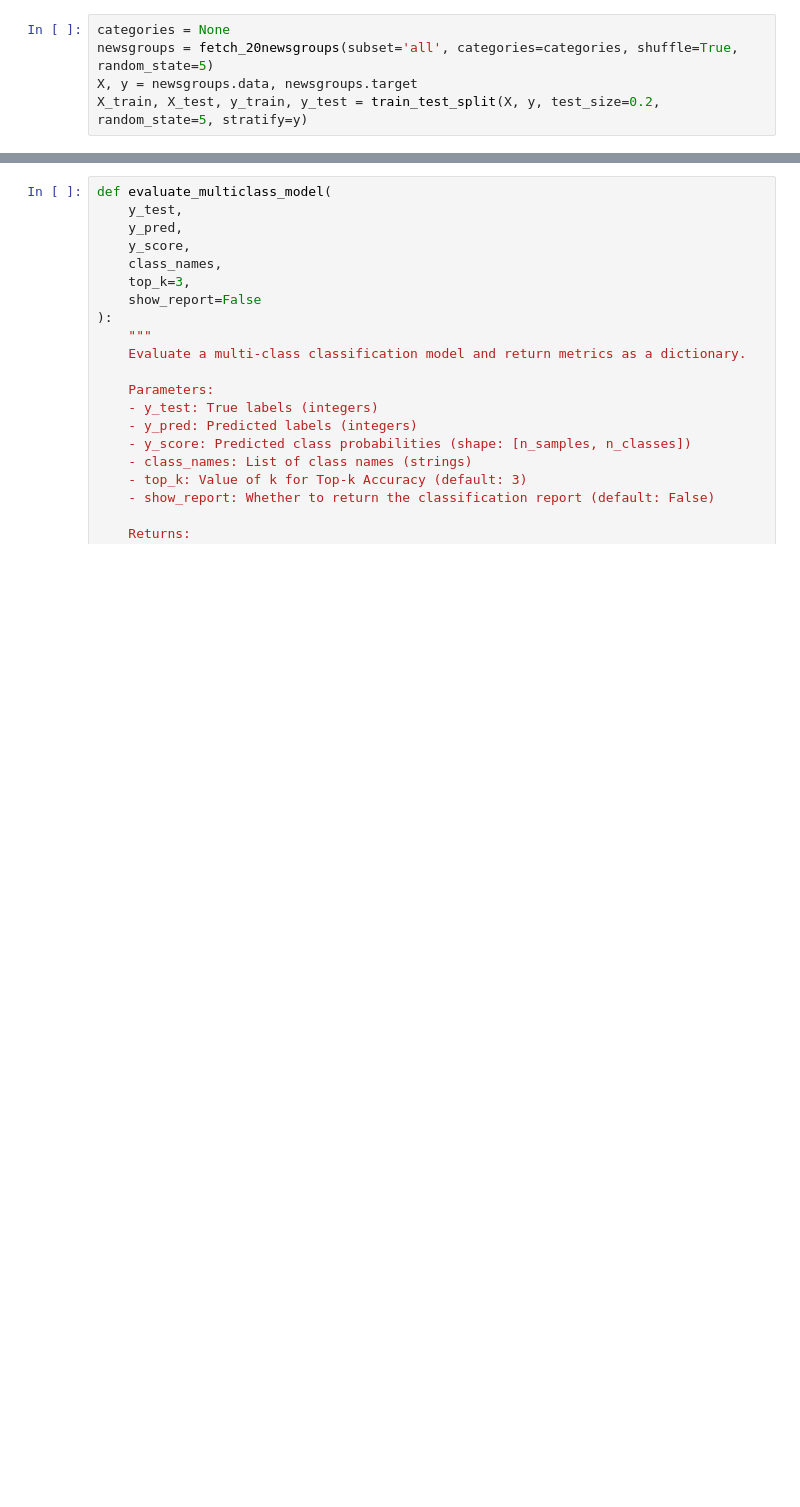
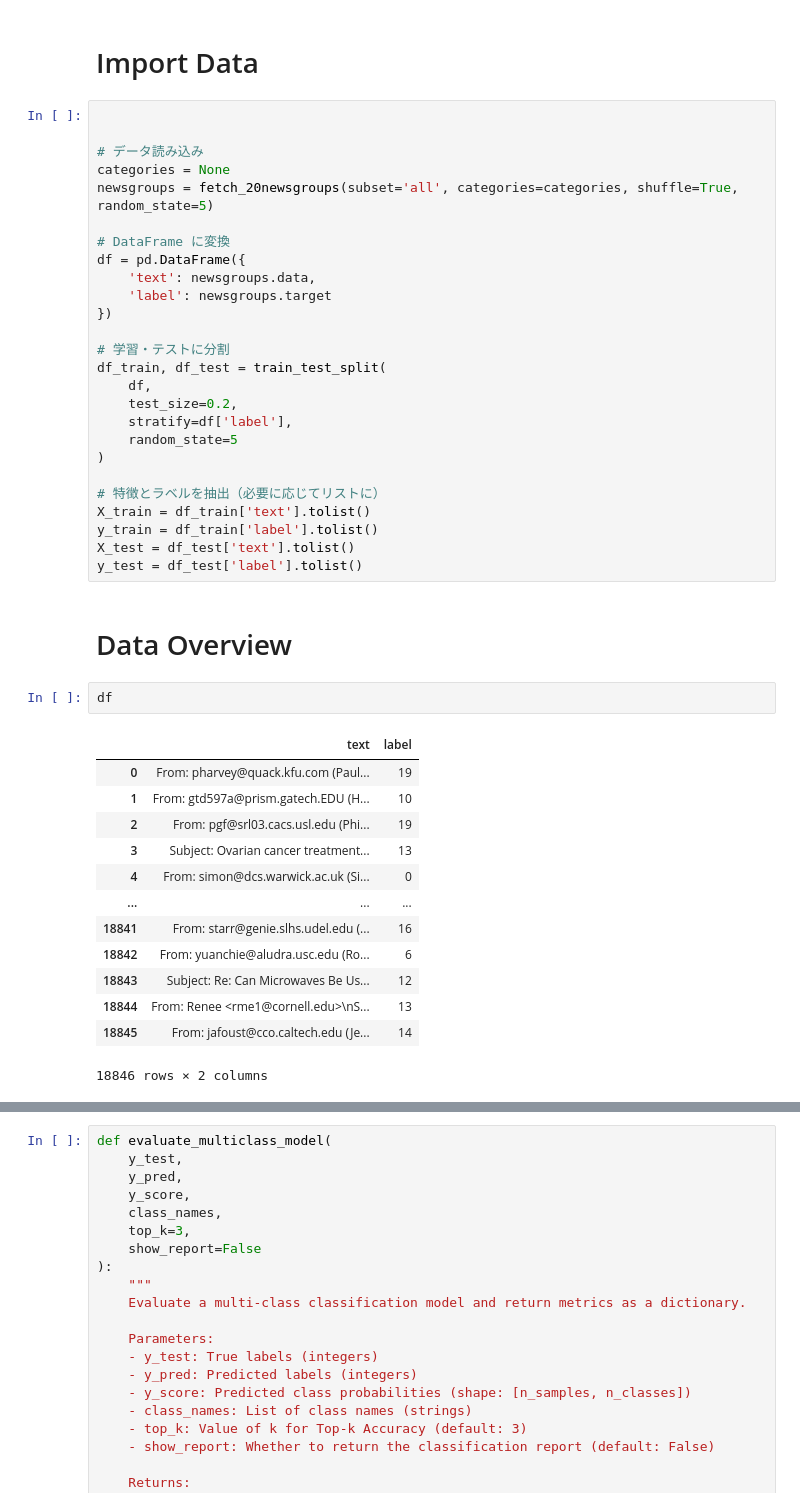
Before and after one commit to refuel-code-135/ml-supervised-classification-20newsgroups, a Jupyter notebook: notebooks/models.ipynb, the cells around one changed output, grey strips where cells are left out. Cells and saved outputs as stored; diff of their text form; blank space fills up the shorter version.

```diff
--- a/notebooks/models.ipynb
+++ b/notebooks/models.ipynb
@@ -23,5 +36,46 @@ from xgboost.callback import EarlyStopping
+# %% [markdown]
+# Import Data
 # %%
+
+
+# データ読み込み
 categories = None
 newsgroups = fetch_20newsgroups(subset='all', categories=categories, shuffle=True, random_state=5)
-X, y = newsgroups.data, newsgroups.target
-X_train, X_test, y_train, y_test = train_test_split(X, y, test_size=0.2, random_state=5, stratify=y)
+
+# DataFrame に変換
+df = pd.DataFrame({
+    'text': newsgroups.data,
+    'label': newsgroups.target
+})
+
+# 学習・テストに分割
+df_train, df_test = train_test_split(
+    df,
+    test_size=0.2,
+    stratify=df['label'],
+    random_state=5
+)
+
+# 特徴とラベルを抽出（必要に応じてリストに）
+X_train = df_train['text'].tolist()
+y_train = df_train['label'].tolist()
+X_test = df_test['text'].tolist()
+y_test = df_test['label'].tolist()
+# %% [markdown]
+# Data Overview
+# %%
+df
+# %% [output]
+|  | text | label |
+| 0 | From: pharvey@quack.kfu.com (Paul... | 19 |
+| 1 | From: gtd597a@prism.gatech.EDU (H... | 10 |
+| 2 | From: pgf@srl03.cacs.usl.edu (Phi... | 19 |
+| 3 | Subject: Ovarian cancer treatment... | 13 |
+| 4 | From: simon@dcs.warwick.ac.uk (Si... | 0 |
+| ... | ... | ... |
+| 18841 | From: starr@genie.slhs.udel.edu (... | 16 |
+| 18842 | From: yuanchie@aludra.usc.edu (Ro... | 6 |
+| 18843 | Subject: Re: Can Microwaves Be Us... | 12 |
+| 18844 | From: Renee <rme1@cornell.edu>\nS... | 13 |
+| 18845 | From: jafoust@cco.caltech.edu (Je... | 14 |
+18846 rows × 2 columns
```
Also changed, not shown: parts of 13 cells of this notebook, 2 other files.
